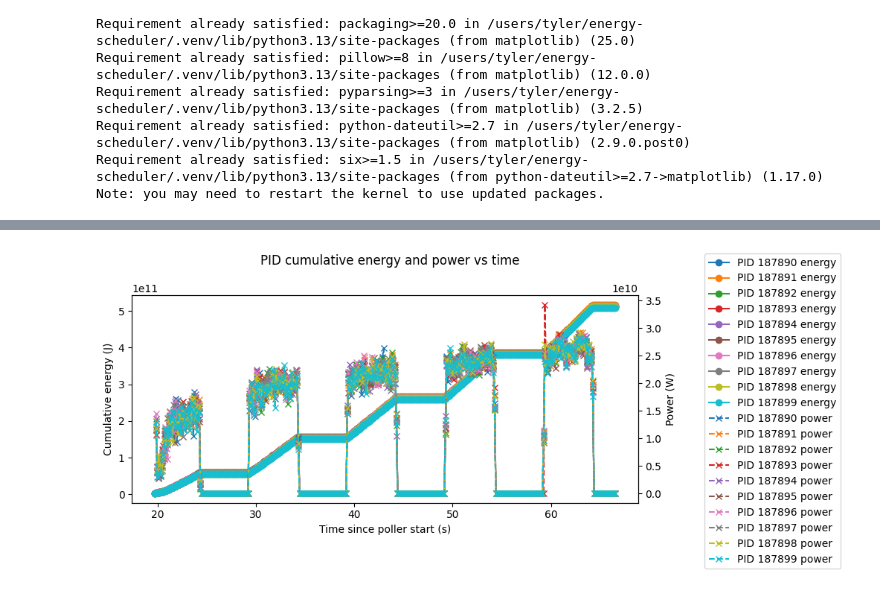
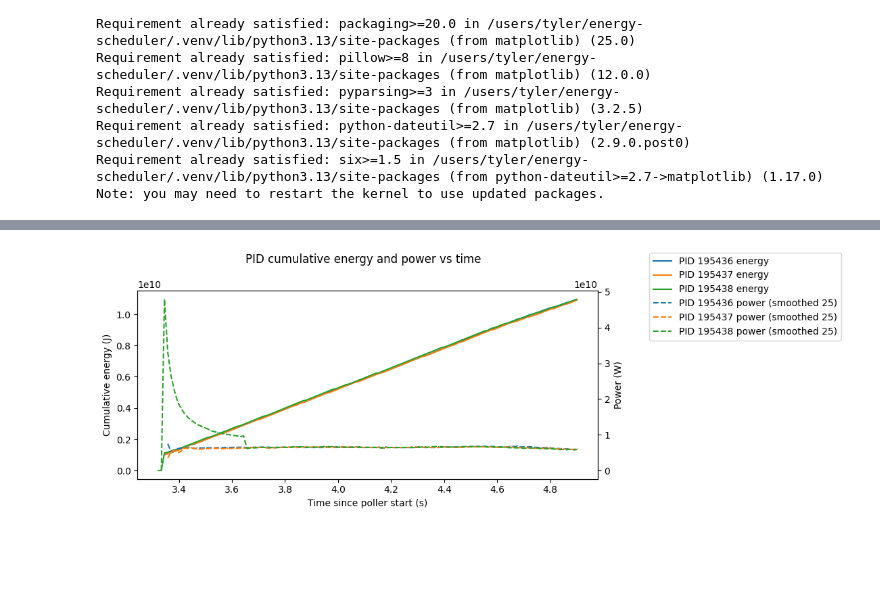
Before and after one commit to tylerchang/energy-scheduler, a Jupyter notebook: efs-sched/pid_to_consumption.ipynb, the cells around one changed output, grey strips where cells are left out. Drawn from its saved outputs; the diff is of its cells as text; code cells hidden in the pictures; blank space fills up the shorter version.

Commit message:
graphs and everything

```diff
--- a/efs-sched/pid_to_consumption.ipynb
+++ b/efs-sched/pid_to_consumption.ipynb
@@ -41,7 +41,7 @@ DEFAULT_PIDS = [np.int64(187890), np.int64(187891), np.int64(187892), np.int64(1
 # %%
 # Cell 2: path to your log file
 
-log_path = Path("parallel_stress.log")  # change if your file is elsewhere
+log_path = Path("8cpu_mem_default.log")  # change if your file is elsewhere
 assert log_path.exists(), f"Log file not found: {log_path}"
 # %%
 # Cell 3: parse PID -> cumulative energy from the log
@@ -154,5 +165,7 @@ Unique PIDs in log: [np.int64(0), np.int64(187890), np.int64(187891), np.int64(1
 
 print(f"Total records: {len(df_pid)}")
 print("PIDs found:", sorted(df_pid['pid'].unique()))
+DEFAULT_PIDS = sorted(df_pid['pid'].unique())
+DEFAULT_PIDS = [195436, 195437, 195438]
 df_pid.tail()
 # %% [output]
@@ -221,7 +234,7 @@ df_selected.head()
 # %%
-# Cell 7: plotting function for chosen PIDs
+# Cell 7: plotting function for chosen PIDs (with rolling average smoothing)
 
-def plot_pids(df: pd.DataFrame, pids, show_power=True):
+def plot_pids(df: pd.DataFrame, pids, show_power=True, rolling_window=None):
     """
     Plot energy vs time for the given PIDs.
     Optionally plot power vs time on a second axis.
@@ -230,6 +243,8 @@ def plot_pids(df: pd.DataFrame, pids, show_power=True):
         df: DataFrame with columns [time_s, pid, energy_j, power_w]
         pids: int or list of ints
         show_power: bool, whether to add power curves.
+        rolling_window: int or None
+            If set, applies a rolling mean to power_w to smooth noise.
     """
     sub = get_pid_logs(df, pids)
     if sub.empty:
@@ -250,49 +265,59 @@ def plot_pids(df: pd.DataFrame, pids, show_power=True):
         ax1.plot(
             df_p["time_s"],
             df_p["energy_j"],
-            marker="o",
+            marker=",",
             label=f"PID {pid} energy",
         )
 
     ax1.set_xlabel("Time since poller start (s)")
     ax1.set_ylabel("Cumulative energy (J)")
     ax1.tick_params(axis="y")
 
     lines = []
     labels = []
 
     for line in ax1.get_lines():
         lines.append(line)
         labels.append(line.get_label())
 
     # POWER (optional)
     if show_power:
         ax2 = ax1.twinx()
+
         for pid in pids:
-            df_p = sub[sub["pid"] == pid]
-            # power_w may be NaN for first sample, drop them
-            df_p2 = df_p.dropna(subset=["power_w"])
+            df_p = sub[sub["pid"] == pid].dropna(subset=["power_w"])
+
+            # Apply rolling average smoothing if enabled
+            if rolling_window and rolling_window > 1:
+                df_p = df_p.copy()
+                df_p["power_w_smooth"] = (
+                    df_p["power_w"].rolling(window=rolling_window, min_periods=1).mean()
+                )
+                power_series = df_p["power_w_smooth"]
+                label = f"PID {pid} power (smoothed {rolling_window})"
+            else:
+                power_series = df_p["power_w"]
+                label = f"PID {pid} power"
+
             ax2.plot(
-                df_p2["time_s"],
-                df_p2["power_w"],
+                df_p["time_s"],
+                power_series,
                 linestyle="--",
-                marker="x",
-                label=f"PID {pid} power",
+                marker=",",
+                label=label,
             )
+
         ax2.set_ylabel("Power (W)")
         ax2.tick_params(axis="y")
 
         for line in ax2.get_lines():
             lines.append(line)
             labels.append(line.get_label())
 
     fig.legend(lines, labels, loc="upper left", bbox_to_anchor=(1.02, 1.0))
     fig.suptitle("PID cumulative energy and power vs time")
     fig.tight_layout()
     plt.show()
-
-
-# Example: visualize the configured DEFAULT_PIDS with power
-plot_pids(df_pid, DEFAULT_PIDS, show_power=True)
+plot_pids(df_pid, DEFAULT_PIDS, rolling_window=25)
 # %% [output]
-[figure, old version]
+[figure, new version]
```
Also changed, not shown: parts of 5 cells of this notebook, 15 other files.
